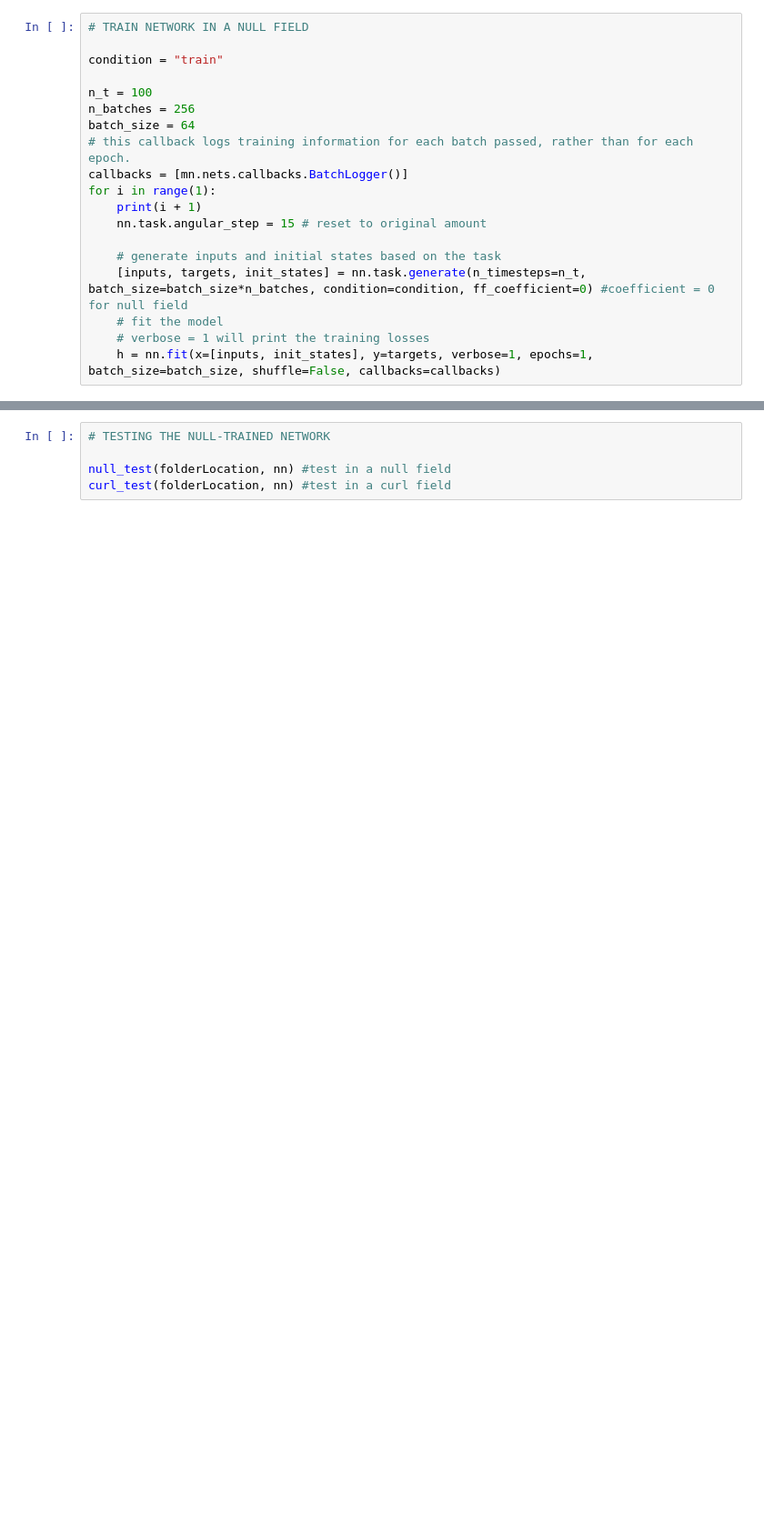
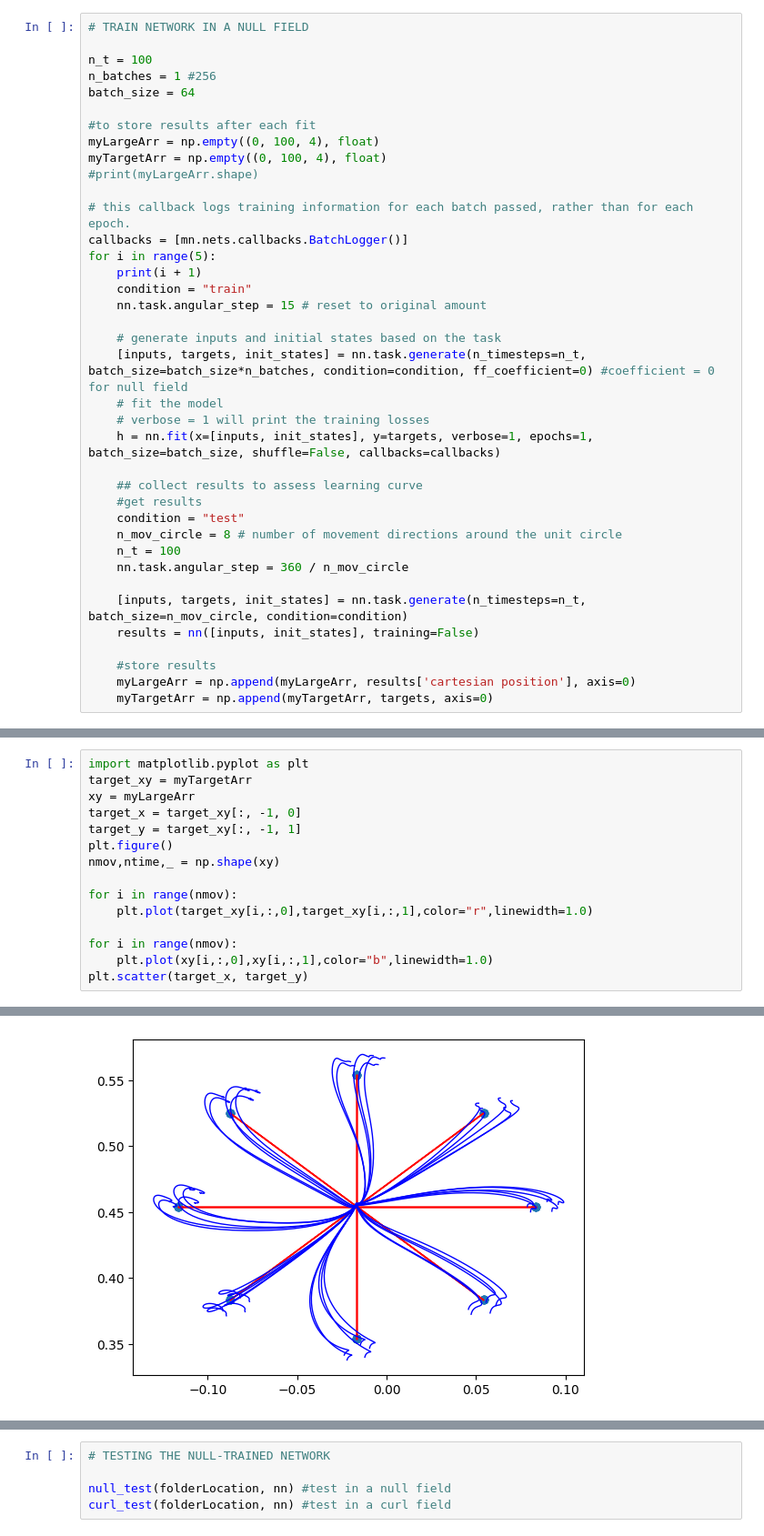
Before and after one commit to shruthisundar123/forceFieldAdaptation, a Jupyter notebook: train_NF1.ipynb, the cells around one changed output, grey strips where cells are left out. Shown at 91% size. Drawn from its saved outputs; the diff is of its cells as text; blank space fills up the shorter version.

Commit message:
extracted cartesian position from results

```diff
--- a/train_NF1.ipynb
+++ b/train_NF1.ipynb
@@ -32,15 +25,20 @@ To enable them in other operations, rebuild TensorFlow with the appropriate comp
 # %%
 # TRAIN NETWORK IN A NULL FIELD
 
-condition = "train"
+n_t = 100
+n_batches = 1 #256
+batch_size = 64
 
-n_t = 100
-n_batches = 256
-batch_size = 64
+#to store results after each fit
+myLargeArr = np.empty((0, 100, 4), float)
+myTargetArr = np.empty((0, 100, 4), float)
+#print(myLargeArr.shape)
+
 # this callback logs training information for each batch passed, rather than for each epoch.
 callbacks = [mn.nets.callbacks.BatchLogger()]
-for i in range(1):
+for i in range(5):
     print(i + 1)
+    condition = "train"
     nn.task.angular_step = 15 # reset to original amount
 
     # generate inputs and initial states based on the task
@@ -48,3 +46,17 @@ for i in range(1):
     # fit the model
     # verbose = 1 will print the training losses
     h = nn.fit(x=[inputs, init_states], y=targets, verbose=1, epochs=1, batch_size=batch_size, shuffle=False, callbacks=callbacks)
+
+    ## collect results to assess learning curve
+    #get results
+    condition = "test"
+    n_mov_circle = 8 # number of movement directions around the unit circle
+    n_t = 100
+    nn.task.angular_step = 360 / n_mov_circle
+
+    [inputs, targets, init_states] = nn.task.generate(n_timesteps=n_t, batch_size=n_mov_circle, condition=condition)
+    results = nn([inputs, init_states], training=False)
+
+    #store results
+    myLargeArr = np.append(myLargeArr, results['cartesian position'], axis=0)
+    myTargetArr = np.append(myTargetArr, targets, axis=0)
@@ -59,0 +94,16 @@ for i in range(1):
+# %%
+import matplotlib.pyplot as plt
+target_xy = myTargetArr
+xy = myLargeArr
+target_x = target_xy[:, -1, 0]
+target_y = target_xy[:, -1, 1]
+plt.figure()
+nmov,ntime,_ = np.shape(xy)
+
+for i in range(nmov):
+    plt.plot(target_xy[i,:,0],target_xy[i,:,1],color="r",linewidth=1.0)
+
+for i in range(nmov):
+    plt.plot(xy[i,:,0],xy[i,:,1],color="b",linewidth=1.0)
+plt.scatter(target_x, target_y)
+# %% [output]
@@ -59,0 +111 @@ for i in range(1):
+[figure, added]
```
Also changed, not shown: parts of 9 cells of this notebook, 11 other files.
